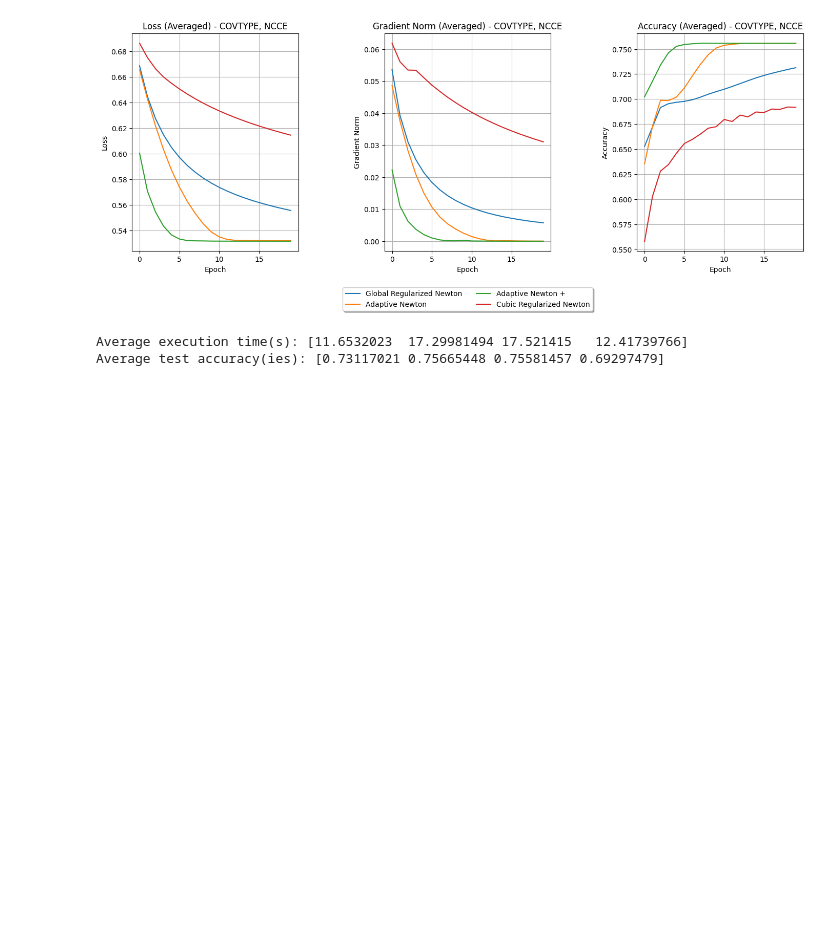
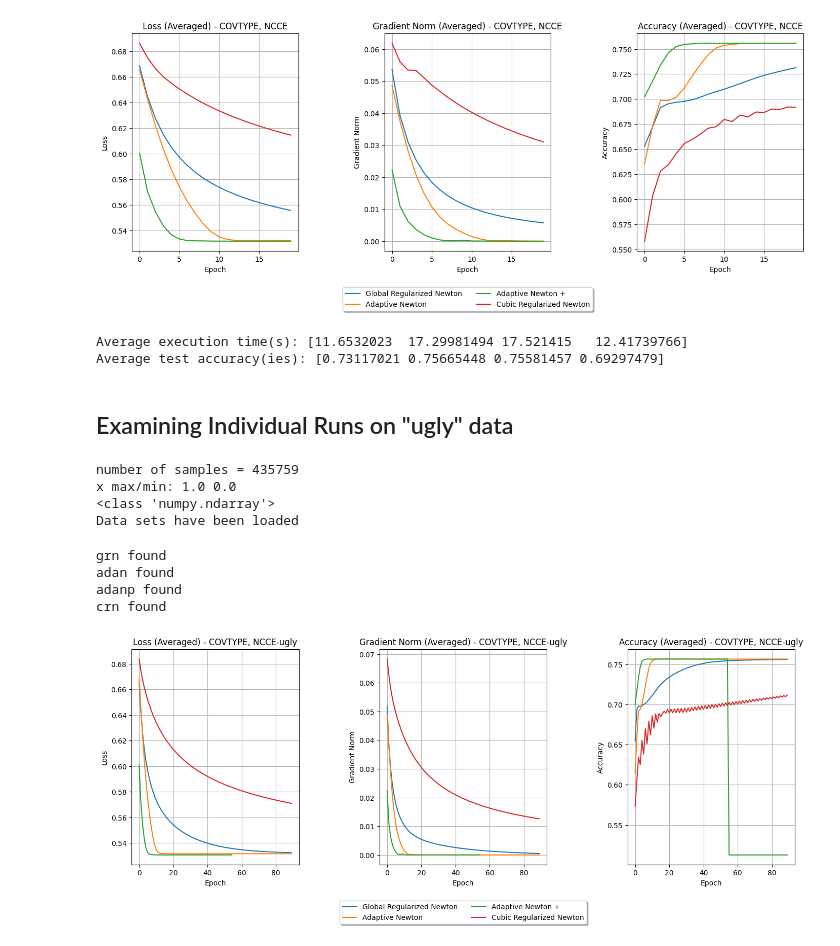
Before and after one commit to fygo97/global-convergence-newton, a Jupyter notebook: scripts/global-newton.ipynb, the cells around one changed output. Saved outputs shown, nothing was run; the diff lists cells and outputs as text; code cells hidden in the pictures; blank space fills up the shorter version.

```diff
--- a/scripts/global-newton.ipynb
+++ b/scripts/global-newton.ipynb
@@ -547,3 +547,25 @@ crn found
 [figure]
 Average execution time(s): [11.6532023  17.29981494 17.521415   12.41739766]
 Average test accuracy(ies): [0.73117021 0.75665448 0.75581457 0.69297479]
+# %% [markdown]
+## Examining Individual Runs on "ugly" data
+# %%
+number_of_runs_per_method = 1
+epochs = 60
+methods = ["grn", "adan", "adanp", "crn"] # Dont need GD and Newton
+start_weights = np.random.randn(54) * 3
+np.save("ugly1", start_weights)
+all_execution_times, all_test_accuracies, all_gradient_norms, all_training_losses, all_training_accuracies = perform_runs("ncce", methods, "covtype", epochs=epochs, initial_w=start_weights)
+# %% [output]
+number of samples = 435759
+x max/min: 1.0 0.0
+<class 'numpy.ndarray'>
+Data sets have been loaded
+# %%
+generate_plots("COVTYPE", "NCCE-ugly", methods)
+# %% [output]
+grn found
+adan found
+adanp found
+crn found
+[figure, added]
```
Also changed, not shown: parts of 2 cells of this notebook, 3 other files.
